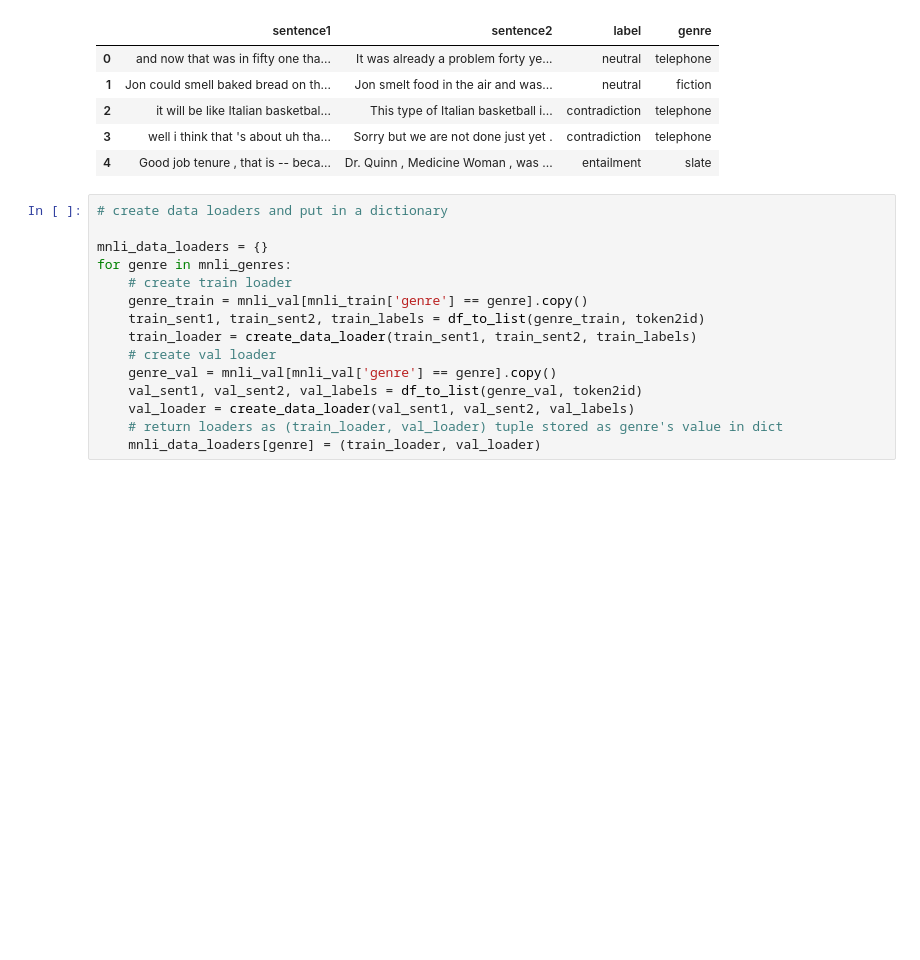
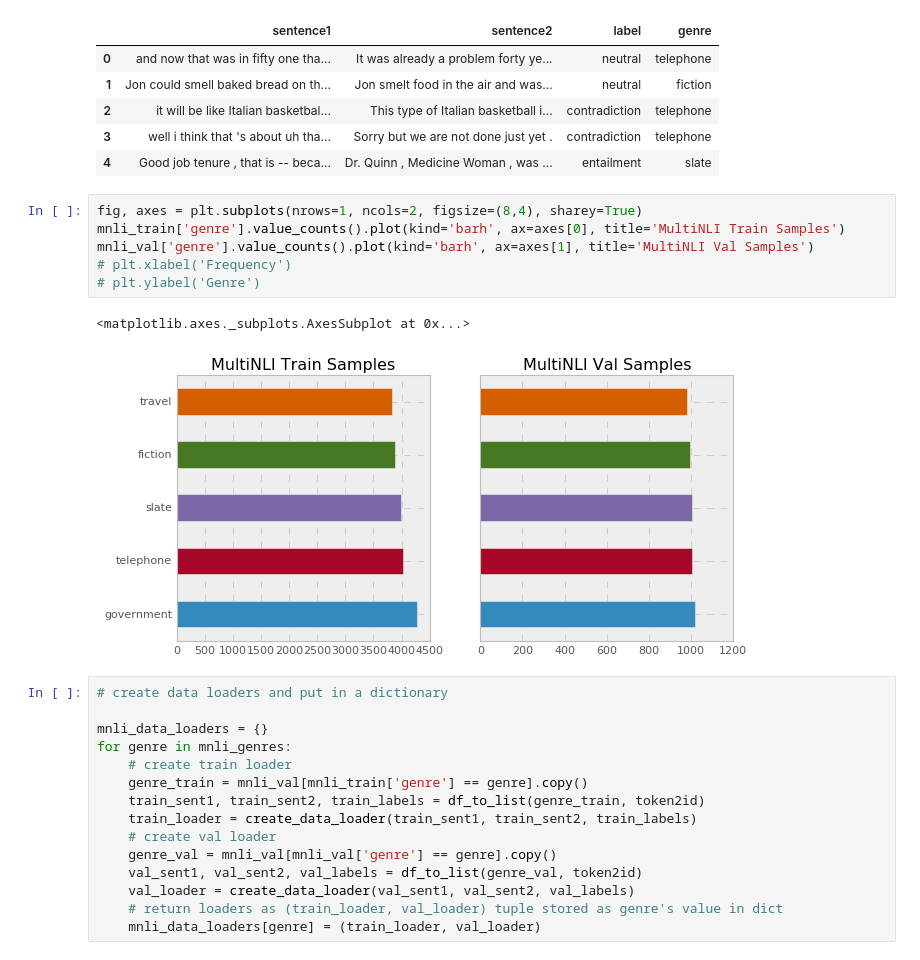
Before and after one commit to nyjgary/nlp-snli, a Jupyter notebook: nlp-snli.ipynb, the cells around one changed output. Cells and saved outputs as stored; diff of their text form; blank space fills up the shorter version.

```diff
--- a/nlp-snli.ipynb
+++ b/nlp-snli.ipynb
@@ -1093,6 +1093,15 @@ mnli_train.head()
 | 2 | it will be like Italian basketbal... | This type of Italian basketball i... | contradiction | telephone |
 | 3 | well i think that 's about uh tha... | Sorry but we are not done just yet . | contradiction | telephone |
 | 4 | Good job tenure , that is -- beca... | Dr. Quinn , Medicine Woman , was ... | entailment | slate |
+# %%
+fig, axes = plt.subplots(nrows=1, ncols=2, figsize=(8,4), sharey=True)
+mnli_train['genre'].value_counts().plot(kind='barh', ax=axes[0], title='MultiNLI Train Samples')
+mnli_val['genre'].value_counts().plot(kind='barh', ax=axes[1], title='MultiNLI Val Samples')
+# plt.xlabel('Frequency')
+# plt.ylabel('Genre')
+# %% [output]
+<matplotlib.axes._subplots.AxesSubplot at 0x...>
+[figure, added]
 # %%
 # create data loaders and put in a dictionary
 
```
Also changed, not shown: parts of 7 cells of this notebook.
